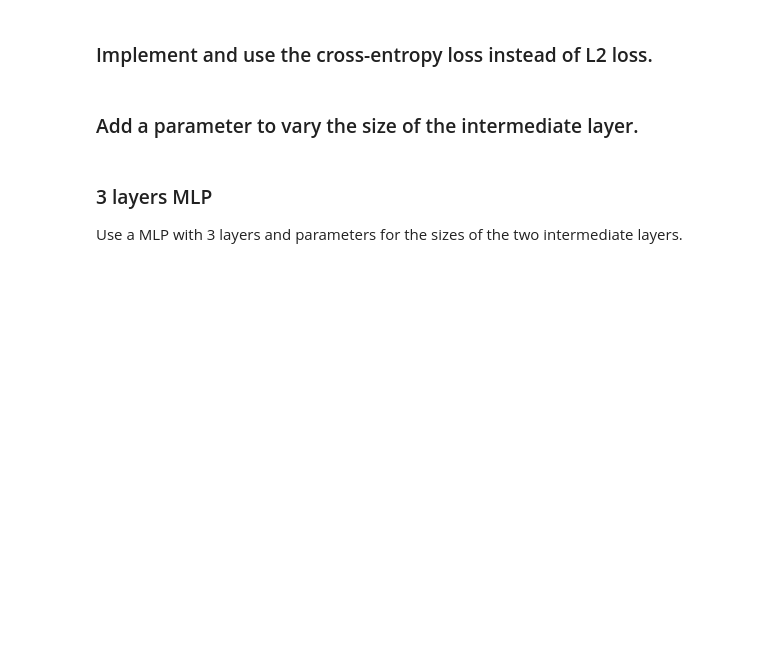
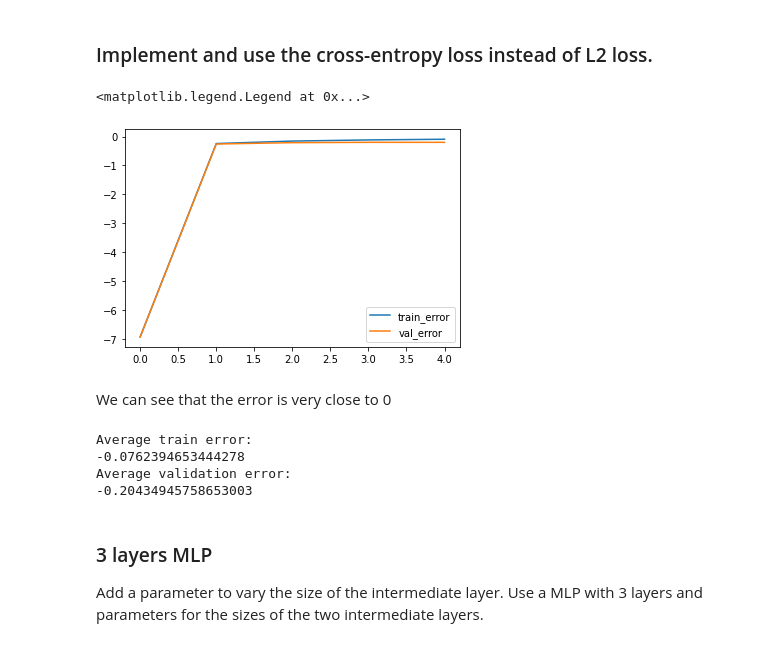
Before and after one commit to yeb2Binfang/DS_GY_3001_CV, a Jupyter notebook: HW/HW4/homework4.ipynb, the cells around one changed output. Drawn from its saved outputs; the diff is of its cells as text; code cells hidden in the pictures; blank space fills up the shorter version.

```diff
--- a/HW/HW4/homework4.ipynb
+++ b/HW/HW4/homework4.ipynb
@@ -327,6 +331,60 @@ class CrossEntropyCriterion(Module):
         return self.gradInput
+# %%
+Net_cross_entropy = MLP()
+Cross_Entropy_Error = CrossEntropyCriterion()
+
+n_iter = 50
+lr = 0.001
+batch_size = 16
+
+cross_train_errors = []
+cross_val_errors = []
+for epoch in range(n_iter):
+  #print(str(epoch) + " epoch")
+  if (epoch%10 == 0):
+    #write your code here
+    val_forward = Net_cross_entropy.forward(x_valid)
+    val_loss = Cross_Entropy_Error.forward(val_forward, y_valid)
+    cross_val_errors.append(val_loss)
+
+    train_forward = Net_cross_entropy.forward(x_train)
+    train_loss = Cross_Entropy_Error.forward(train_forward, y_train)
+    cross_train_errors.append(train_loss)
+
+  for i in tqdm(range(0,len(x_train),batch_size)):
+    #write your code here
+    if i==0:
+      continue
+    index = np.arange(i-batch_size,i)
+    x_forward = Net_cross_entropy.forward(x_train[index])
+    grad_loss = Cross_Entropy_Error.backward(x_forward, y_train[index])
+    Net_cross_entropy.backward(x_train[index], grad_loss)
+    Net_cross_entropy.gradientStep(lr)
+# %%
+cross_train_errors = np.array(cross_train_errors)/len(x_train)
+cross_val_errors = np.array(cross_val_errors)/len(x_valid)
+plt.plot(cross_train_errors)
+plt.plot(cross_val_errors)
+plt.legend(["train_error","val_error"])
+# %% [output]
+<matplotlib.legend.Legend at 0x...>
+[figure, added]
+# %% [markdown]
+We can see that the error is very close to 0
+# %%
+val_predictions_cross = Net_cross_entropy.forward(x_valid)
+train_predictions_cross = Net_cross_entropy.forward(x_train)
+
+print("Average train error:")
+print(Cross_Entropy_Error.forward(train_predictions_cross,y_train)/len(x_train))
+
+print("Average validation error:")
+print(Cross_Entropy_Error.forward(val_predictions_cross,y_valid)/len(x_valid))
+# %% [output]
+Average train error:
+-0.0762394653444278
+Average validation error:
+-0.20434945758653003
 # %% [markdown]
-### Add a parameter to vary the size of the intermediate layer.
+### 3 layers MLP
+Add a parameter to vary the size of the intermediate layer. Use a MLP with 3 layers and parameters for the sizes of the two intermediate layers.
-# %% [markdown]
-### 3 layers MLP
-Use a MLP with 3 layers and parameters for the sizes of the two intermediate layers.
```
Also changed, not shown: parts of 5 cells of this notebook.
